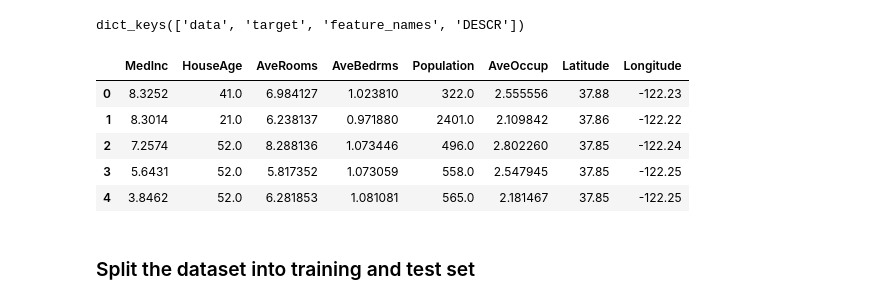
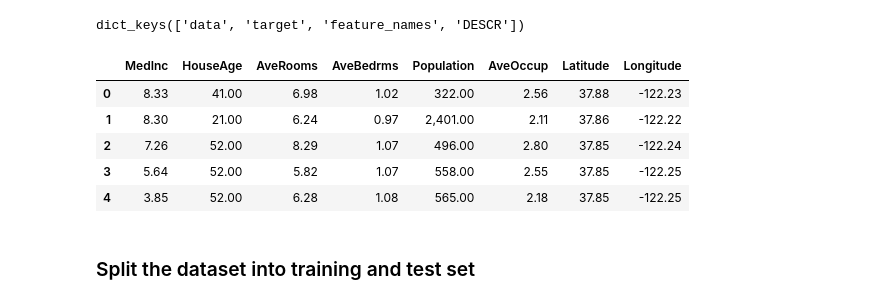
Before and after one commit to datamllab/automl-in-action-notebooks, a Jupyter notebook: 2.2-House-Price-Prediction.ipynb, the cells around one changed output. Cells and saved outputs as stored; diff of their text form; code cells hidden in the pictures.

```diff
--- a/2.2-House-Price-Prediction.ipynb
+++ b/2.2-House-Price-Prediction.ipynb
@@ -14,22 +14,22 @@ dict_keys(['data', 'target', 'feature_names', 'DESCR'])
 # %%
 # Import pandas package to format the data
 import pandas as pd
 
 # Extract features with their names into the a dataframe format
 data = pd.DataFrame(house_dataset.data, columns=house_dataset.feature_names)
 
-# Extract target with their names into a pd.Series object with name MEDV
-target = pd.Series(house_dataset.target, name = 'MEDV')
+# Extract target with their names into a pd.Series object with name MedPrice
+target = pd.Series(house_dataset.target, name = 'MedPrice')
 
 # Visualize the first 5 samples of the data
 data.head(5)
 # %% [output]
 |  | MedInc | HouseAge | AveRooms | AveBedrms | Population | AveOccup | Latitude | Longitude |
-| 0 | 8.3252 | 41.0 | 6.984127 | 1.023810 | 322.0 | 2.555556 | 37.88 | -122.23 |
-| 1 | 8.3014 | 21.0 | 6.238137 | 0.971880 | 2401.0 | 2.109842 | 37.86 | -122.22 |
-| 2 | 7.2574 | 52.0 | 8.288136 | 1.073446 | 496.0 | 2.802260 | 37.85 | -122.24 |
-| 3 | 5.6431 | 52.0 | 5.817352 | 1.073059 | 558.0 | 2.547945 | 37.85 | -122.25 |
-| 4 | 3.8462 | 52.0 | 6.281853 | 1.081081 | 565.0 | 2.181467 | 37.85 | -122.25 |
+| 0 | 8.33 | 41.00 | 6.98 | 1.02 | 322.00 | 2.56 | 37.88 | -122.23 |
+| 1 | 8.30 | 21.00 | 6.24 | 0.97 | 2,401.00 | 2.11 | 37.86 | -122.22 |
+| 2 | 7.26 | 52.00 | 8.29 | 1.07 | 496.00 | 2.80 | 37.85 | -122.24 |
+| 3 | 5.64 | 52.00 | 5.82 | 1.07 | 558.00 | 2.55 | 37.85 | -122.25 |
+| 4 | 3.85 | 52.00 | 6.28 | 1.08 | 565.00 | 2.18 | 37.85 | -122.25 |
 # %% [markdown]
 ### Split the dataset into training and test set
 # %%
```
Also changed, not shown: parts of 6 cells of this notebook.
